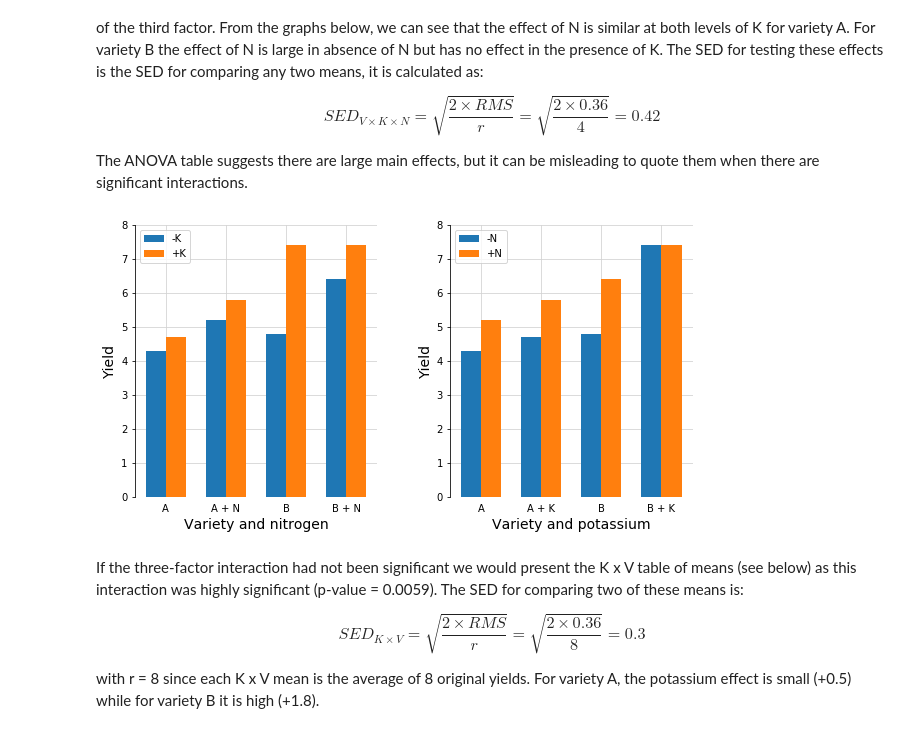
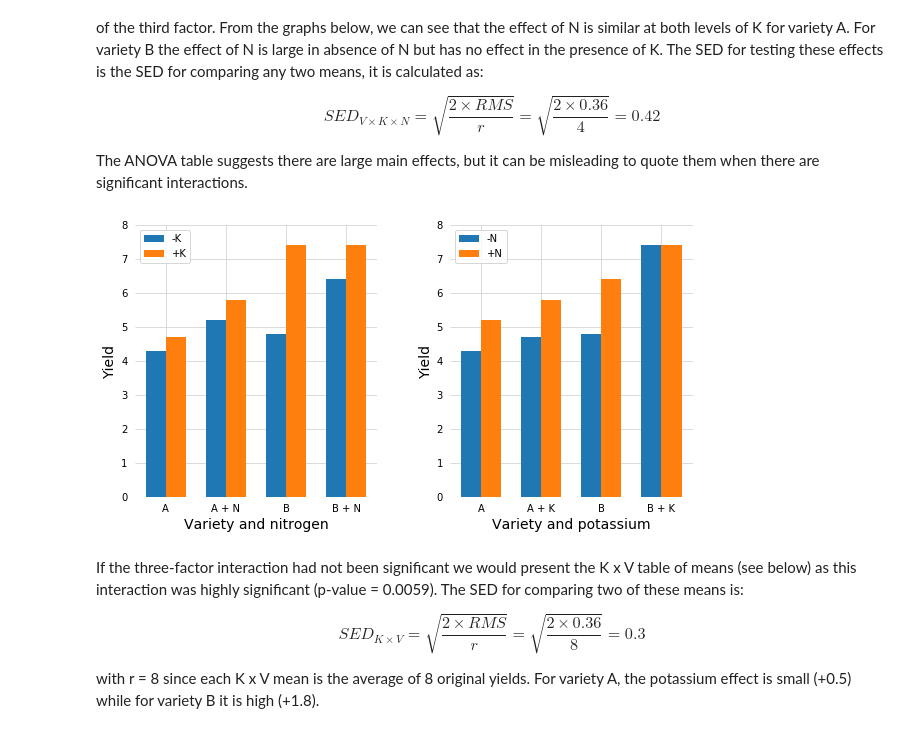
Before and after one commit to jschnab/statistics, a Jupyter notebook: multiple_mean_comparisons.ipynb, the cells around one changed output. Cells and saved outputs as stored; diff of their text form; code cells hidden in the pictures.

```diff
--- a/multiple_mean_comparisons.ipynb
+++ b/multiple_mean_comparisons.ipynb
@@ -371,37 +371,37 @@ ax2.bar([p + width for p in pos], yields.loc[['T5', 'T6', 'T7', 'T8']].values.fl
 ax1.legend()
 
 #put legend on subplot 2
 ax2.legend()
 
 #remove spines
-for spine in ['top', 'bottom', 'right']:
+for spine in ['top', 'bottom', 'right', 'left']:
     ax1.spines[spine].set_visible(False)
     ax2.spines[spine].set_visible(False)
 
 #put grid
 ax1.grid(color='lightgrey')
 ax2.grid(color='lightgrey')
 
 #remove x ticks and labels
-ax1.tick_params(axis='x', color='white')
-ax2.tick_params(axis='x', color='white')
+ax1.tick_params(axis='both', color='white')
+ax2.tick_params(axis='both', color='white')
 ax1.set_xticks([p + width / 2 for p in pos])
 ax2.set_xticks([p + width / 2 for p in pos])
 ax1.set_xticklabels(['A', 'A + N', 'B', 'B + N'])
 ax2.set_xticklabels(['A', 'A + K', 'B', 'B + K'])
 ax1.set_xlabel('Variety and nitrogen', fontsize=14)
 ax2.set_xlabel('Variety and potassium', fontsize=14)
 
 #adjust y axis
 ax1.set_ylim(0, 8)
 ax2.set_ylim(0, 8)
 ax1.set_ylabel('Yield', fontsize=14)
 ax2.set_ylabel('Yield', fontsize=14)
 
 plt.subplots_adjust(wspace=0.3)
 plt.show()
 # %% [output]
-[figure, old version]
+[figure, new version]
 # %% [markdown]
 If the three-factor interaction had not been significant we would present the K x V table of means (see below) as this interaction was highly significant (p-value = 0.0059). The SED for comparing two of these means is:
 
```
Also changed, not shown: parts of 15 cells of this notebook, 1 other file.
